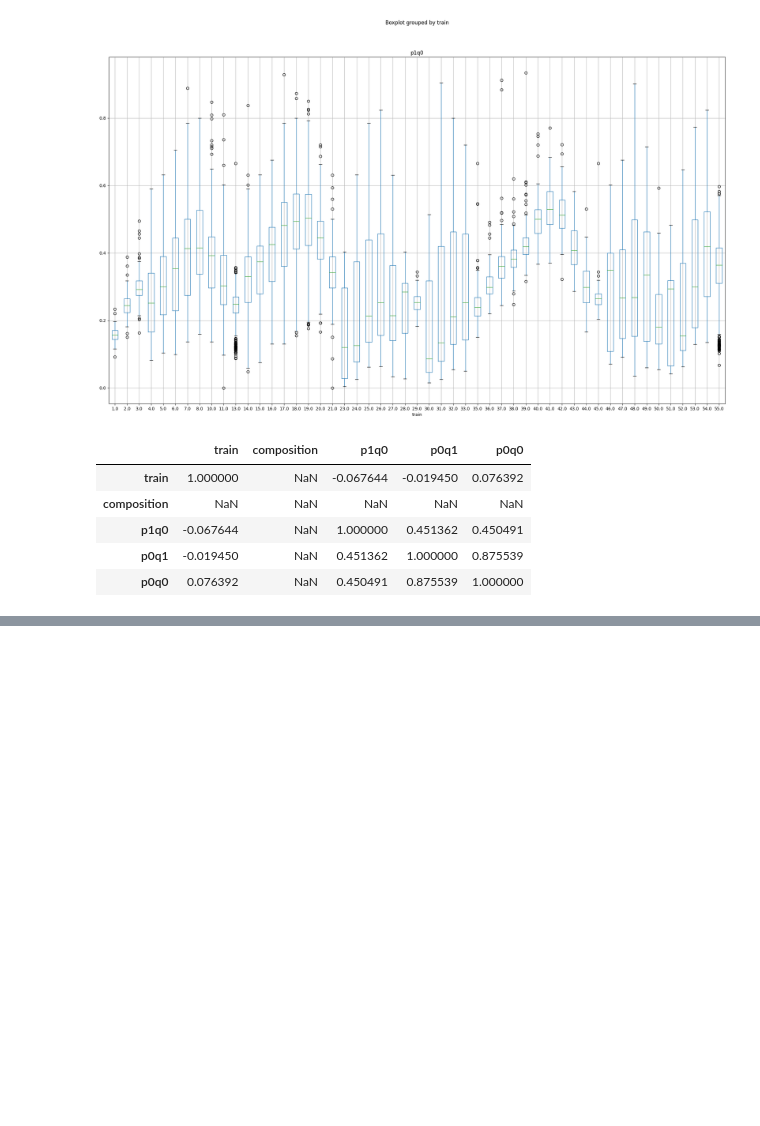
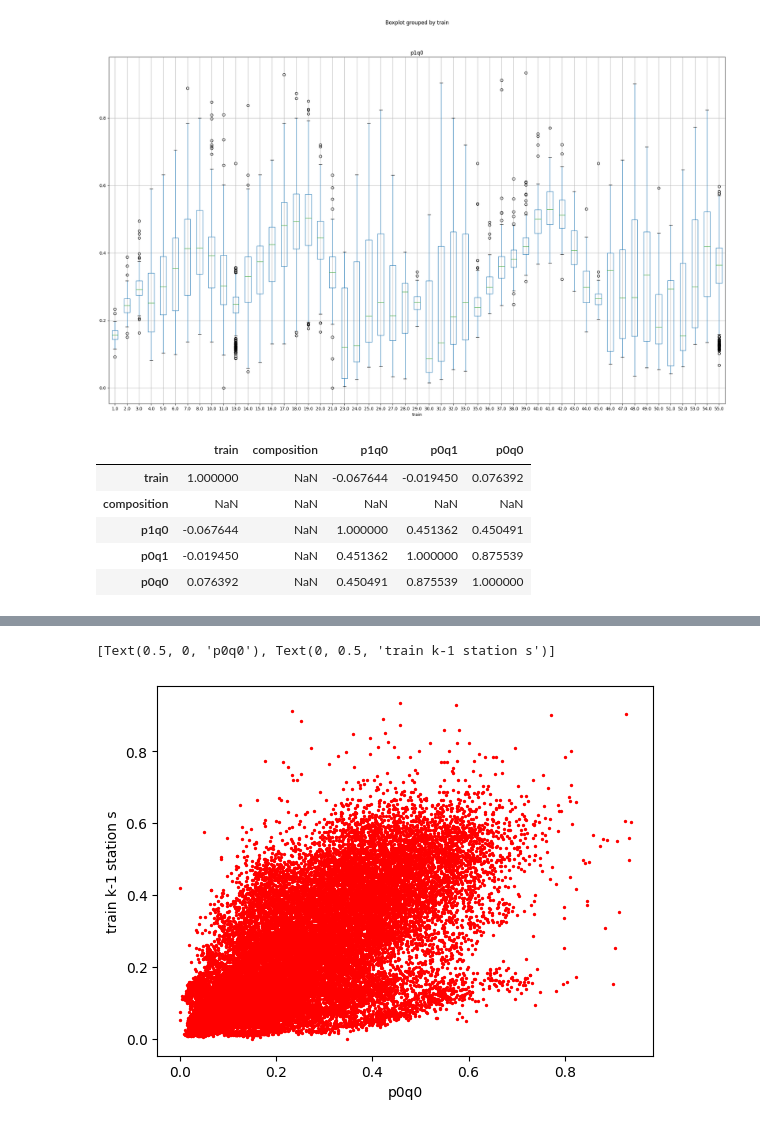
Before and after one commit to ImaneHoum/ML-network, a Jupyter notebook: code.ipynb, the cells around one changed output, grey strips where cells are left out. Drawn from its saved outputs; the diff is of its cells as text; code cells hidden in the pictures; blank space fills up the shorter version.

```diff
--- a/code.ipynb
+++ b/code.ipynb
@@ -130,0 +140,9 @@ df_train, df_test = train_test_split(df_nonull, test_size=0.3, random_state=2)
+# %%
+feature = 'p0q0'
+fig, ax = plt.subplots()
+ax.scatter(df[feature],df['p1q0'],color='red',
+           s=2, label='all samples')
+ax.set (xlabel=feature, ylabel='train k-1 station s')
+# %% [output]
+[Text(0.5, 0, 'p0q0'), Text(0, 0.5, 'train k-1 station s')]
+[figure, added]
```
Also changed, not shown: parts of 1 cell of this notebook.
